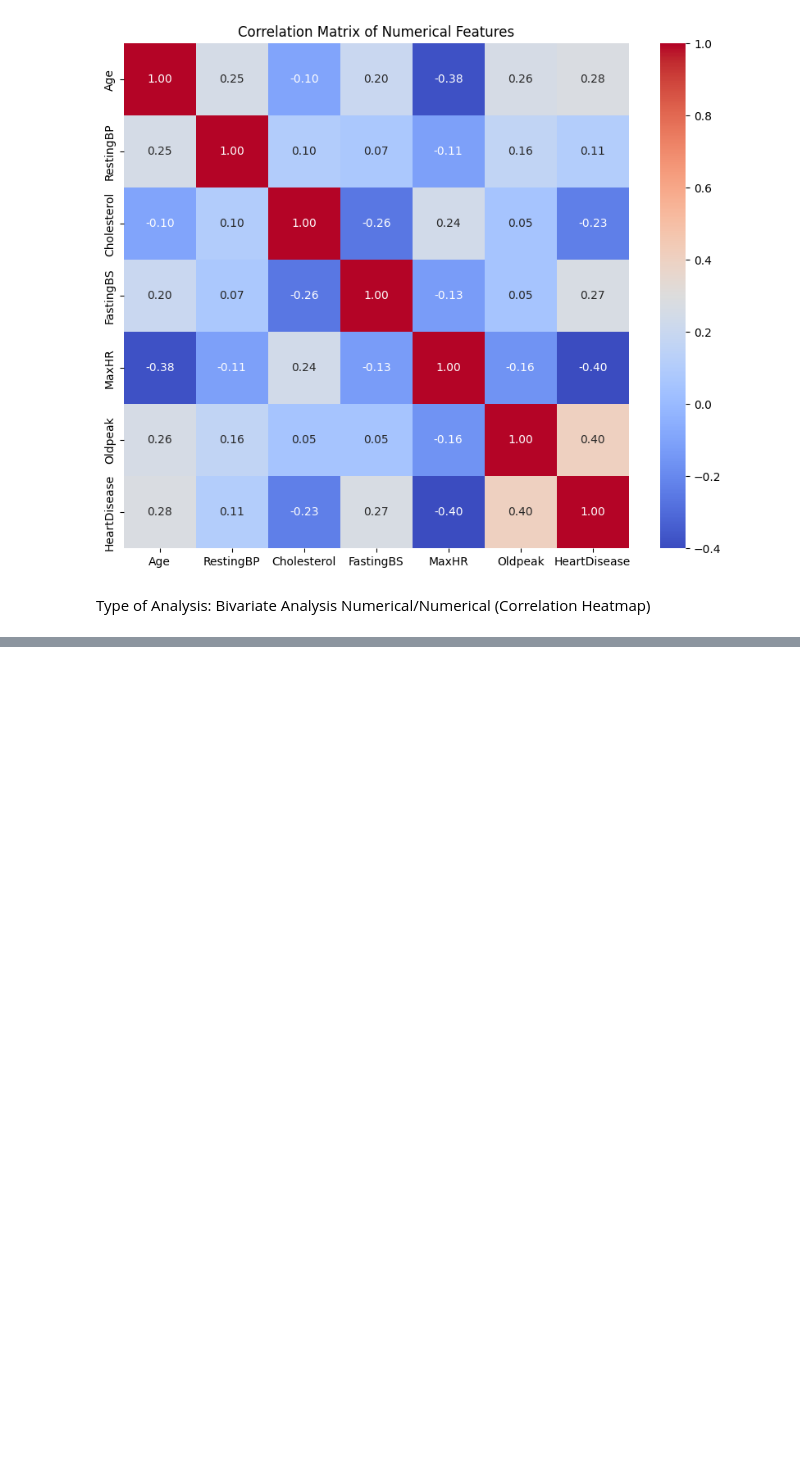
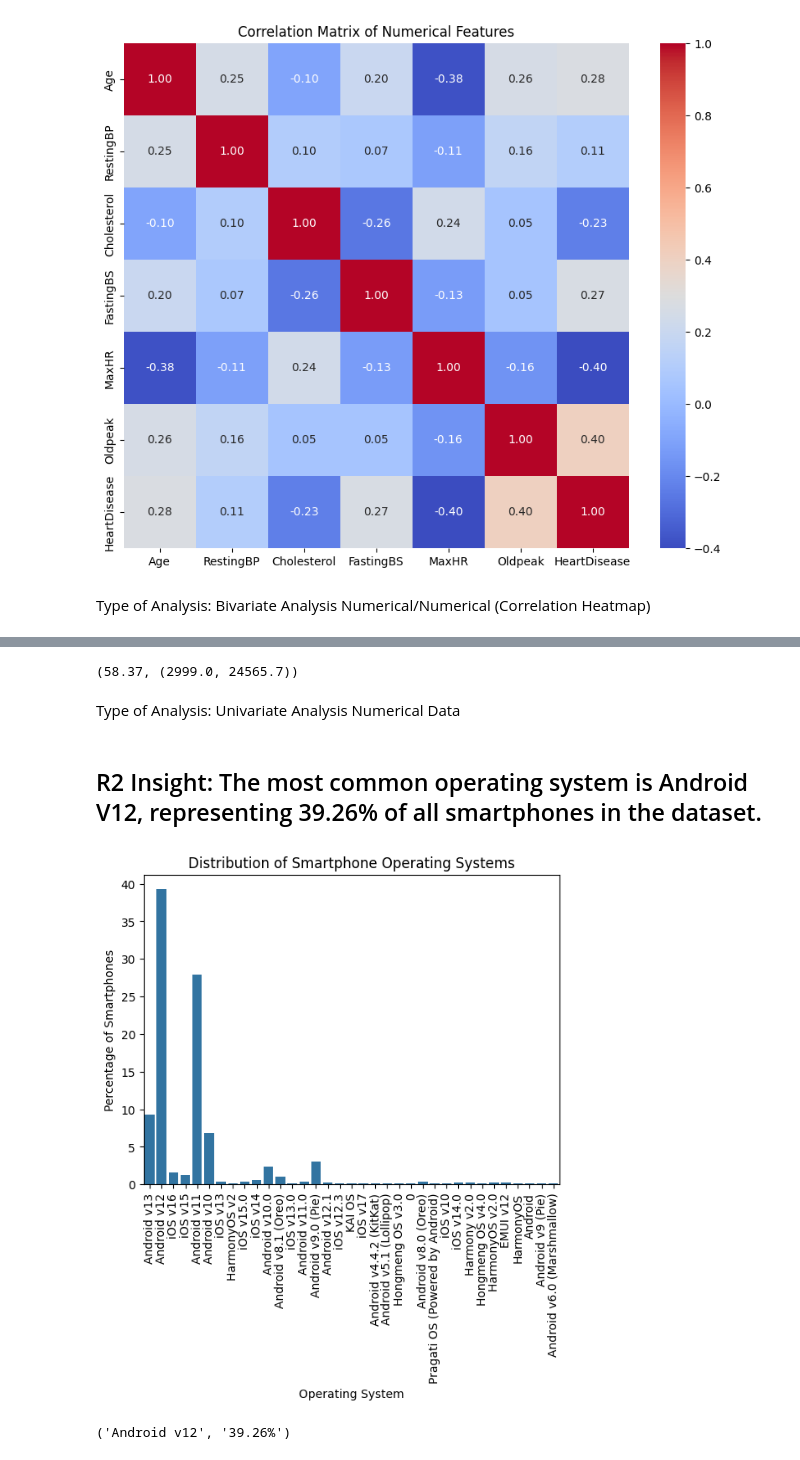
Before and after one commit to michaelmassaad02/CSI4142_Assignment1, a Jupyter notebook: CSI4142-Assignment1.ipynb, the cells around one changed output, grey strips where cells are left out. Saved outputs shown, nothing was run; the diff lists cells and outputs as text; code cells hidden in the pictures; blank space fills up the shorter version.

Commit message:
pushed R1 to R5 in Dataset 2

```diff
--- a/CSI4142-Assignment1.ipynb
+++ b/CSI4142-Assignment1.ipynb
@@ -382,0 +408,54 @@ Type of Analysis: Bivariate Analysis Numerical/Numerical (Correlation Heatmap)
+# %%
+import numpy as np
+
+counts, bin_edges = np.histogram(
+    smartphone_specifications["price"],
+    bins=30
+)
+
+total = counts.sum()
+
+first_bin_count = counts[0]
+first_bin_percent = float(round((first_bin_count / total) * 100, 2))
+
+first_bin_min = float(round(bin_edges[0], 2))
+first_bin_max = float(round(bin_edges[1], 2))
+
+first_bin_percent, (first_bin_min, first_bin_max)
+# %% [output]
+(58.37, (2999.0, 24565.7))
+# %% [markdown]
+Type of Analysis: Univariate Analysis Numerical Data
+# %% [markdown]
+## R2 Insight: The most common operating system is Android V12, representing 39.26% of all smartphones in the dataset.
+# %%
+sns.countplot(
+    data=smartphone_specifications,
+    x="os",
+    stat="percent"
+)
+
+plt.xticks(rotation=90)
+plt.title("Distribution of Smartphone Operating Systems")
+plt.xlabel("Operating System")
+plt.ylabel("Percentage of Smartphones")
+plt.show()
+# %% [output]
+[figure, added]
+# %%
+# total number of smartphones
+total = len(smartphone_specifications)
+
+# count each OS
+os_counts = smartphone_specifications["os"].value_counts()
+
+# most used OS and its count
+top_os = os_counts.index[0]
+top_os_count = os_counts.iloc[0]
+
+# percentage
+top_os_percentage = round((top_os_count / total) * 100, 2)
+
+top_os, f"{top_os_percentage}%"
+# %% [output]
+('Android v12', '39.26%')
```
Also changed, not shown: parts of 17 cells of this notebook.
